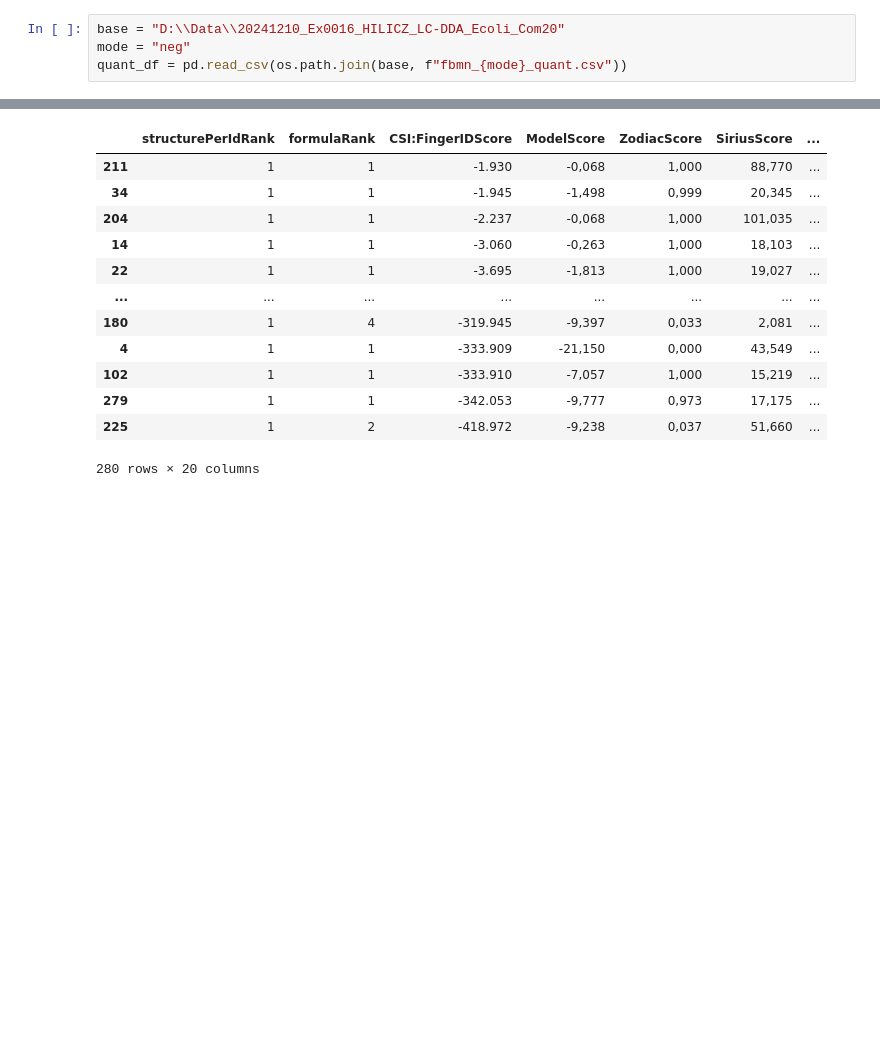
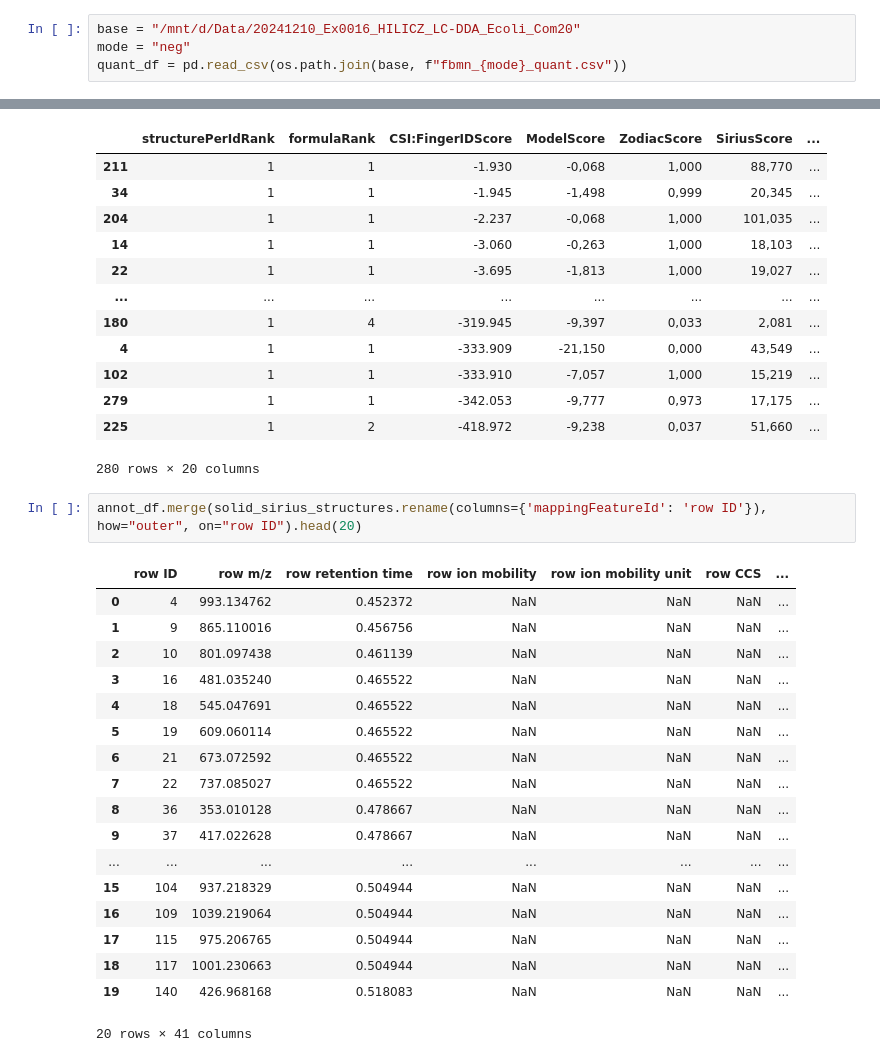
Before and after one commit to JosuaCarl/RAMPT, a Jupyter notebook: source/steps/analysis/merge_annotations.ipynb, the cells around one changed output, grey strips where cells are left out. Saved outputs shown, nothing was run; the diff lists cells and outputs as text; blank space fills up the shorter version.

Commit message:
Starded merging annotation as summary

```diff
--- a/source/steps/analysis/merge_annotations.ipynb
+++ b/source/steps/analysis/merge_annotations.ipynb
@@ -4,7 +4,7 @@ import os
 import pandas as pd
 import numpy as np
 # %%
-base = "D:\\Data\\20241210_Ex0016_HILICZ_LC-DDA_Ecoli_Com20"
+base = "/mnt/d/Data/20241210_Ex0016_HILICZ_LC-DDA_Ecoli_Com20"
 mode = "neg"
 quant_df = pd.read_csv(os.path.join(base, f"fbmn_{mode}_quant.csv"))
 # %%
@@ -98,3 +98,24 @@ solid_sirius_denovo_structures
 | 279 | 1 | 1 | -342.053 | -9,777 | 0,973 | 17,175 | ... |
 | 225 | 1 | 2 | -418.972 | -9,238 | 0,037 | 51,660 | ... |
 280 rows × 20 columns
+# %%
+annot_df.merge(solid_sirius_structures.rename(columns={'mappingFeatureId': 'row ID'}), how="outer", on="row ID").head(20)
+# %% [output]
+|  | row ID | row m/z | row retention time | row ion mobility | row ion mobility unit | row CCS | ... |
+| 0 | 4 | 993.134762 | 0.452372 | NaN | NaN | NaN | ... |
+| 1 | 9 | 865.110016 | 0.456756 | NaN | NaN | NaN | ... |
+| 2 | 10 | 801.097438 | 0.461139 | NaN | NaN | NaN | ... |
+| 3 | 16 | 481.035240 | 0.465522 | NaN | NaN | NaN | ... |
+| 4 | 18 | 545.047691 | 0.465522 | NaN | NaN | NaN | ... |
+| 5 | 19 | 609.060114 | 0.465522 | NaN | NaN | NaN | ... |
+| 6 | 21 | 673.072592 | 0.465522 | NaN | NaN | NaN | ... |
+| 7 | 22 | 737.085027 | 0.465522 | NaN | NaN | NaN | ... |
+| 8 | 36 | 353.010128 | 0.478667 | NaN | NaN | NaN | ... |
+| 9 | 37 | 417.022628 | 0.478667 | NaN | NaN | NaN | ... |
+| ... | ... | ... | ... | ... | ... | ... | ... |
+| 15 | 104 | 937.218329 | 0.504944 | NaN | NaN | NaN | ... |
+| 16 | 109 | 1039.219064 | 0.504944 | NaN | NaN | NaN | ... |
+| 17 | 115 | 975.206765 | 0.504944 | NaN | NaN | NaN | ... |
+| 18 | 117 | 1001.230663 | 0.504944 | NaN | NaN | NaN | ... |
+| 19 | 140 | 426.968168 | 0.518083 | NaN | NaN | NaN | ... |
+20 rows × 41 columns
```
Also changed, not shown: parts of 1 cell of this notebook, 4 other files.
